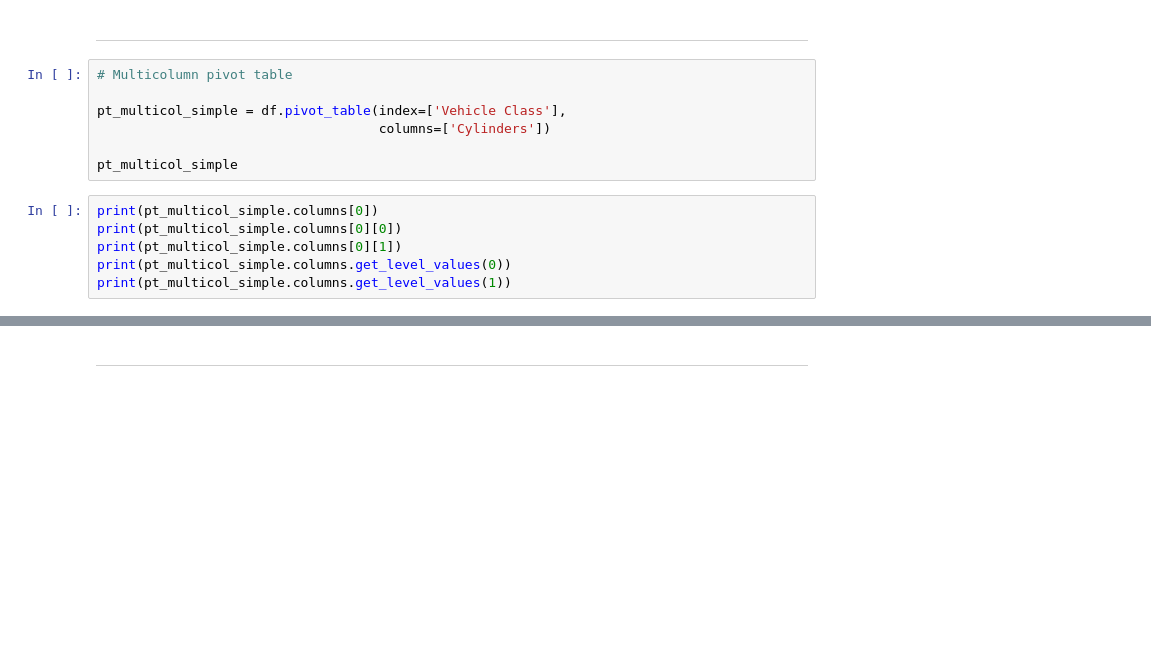
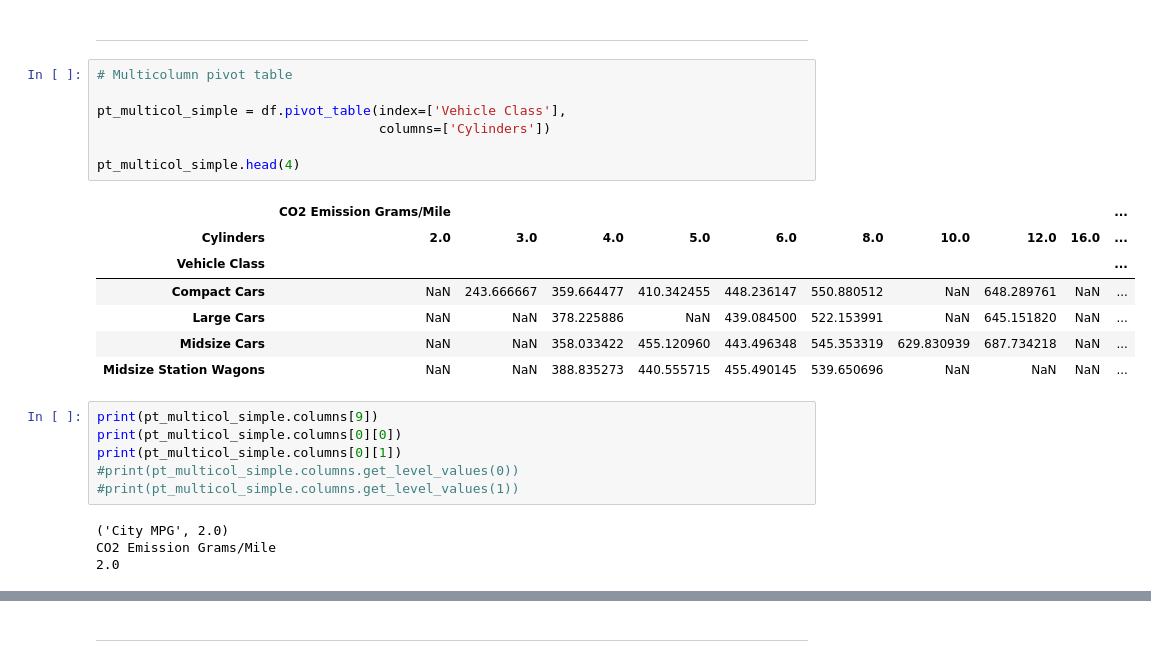
Before and after one commit to Fvperez1/dataptmad0522_lessons, a Jupyter notebook: m1/20220706_etl_advanced_pandas.ipynb, the cells around one changed output, grey strips where cells are left out. Saved outputs shown, nothing was run; the diff lists cells and outputs as text; blank space fills up the shorter version.

```diff
--- a/m1/20220706_etl_advanced_pandas.ipynb
+++ b/m1/20220706_etl_advanced_pandas.ipynb
@@ -30,16 +92,28 @@ pivot_table
 # %%
 # Multicolumn pivot table
 
 pt_multicol_simple = df.pivot_table(index=['Vehicle Class'],
                                     columns=['Cylinders'])
 
-pt_multicol_simple
+pt_multicol_simple.head(4)
+# %% [output]
+|  | CO2 Emission Grams/Mile |  |  |  |  |  |  |  |  | ... |
+| Cylinders | 2.0 | 3.0 | 4.0 | 5.0 | 6.0 | 8.0 | 10.0 | 12.0 | 16.0 | ... |
+| Vehicle Class |  |  |  |  |  |  |  |  |  | ... |
+| Compact Cars | NaN | 243.666667 | 359.664477 | 410.342455 | 448.236147 | 550.880512 | NaN | 648.289761 | NaN | ... |
+| Large Cars | NaN | NaN | 378.225886 | NaN | 439.084500 | 522.153991 | NaN | 645.151820 | NaN | ... |
+| Midsize Cars | NaN | NaN | 358.033422 | 455.120960 | 443.496348 | 545.353319 | 629.830939 | 687.734218 | NaN | ... |
+| Midsize Station Wagons | NaN | NaN | 388.835273 | 440.555715 | 455.490145 | 539.650696 | NaN | NaN | NaN | ... |
 # %%
-print(pt_multicol_simple.columns[0])
+print(pt_multicol_simple.columns[9])
 print(pt_multicol_simple.columns[0][0])
 print(pt_multicol_simple.columns[0][1])
-print(pt_multicol_simple.columns.get_level_values(0))
-print(pt_multicol_simple.columns.get_level_values(1))
+#print(pt_multicol_simple.columns.get_level_values(0))
+#print(pt_multicol_simple.columns.get_level_values(1))
+# %% [output]
+('City MPG', 2.0)
+CO2 Emission Grams/Mile
+2.0
 # %%
 # Slicing a multicolumn pivot table
 
```
Also changed, not shown: parts of 25 cells of this notebook, 9 other files.
